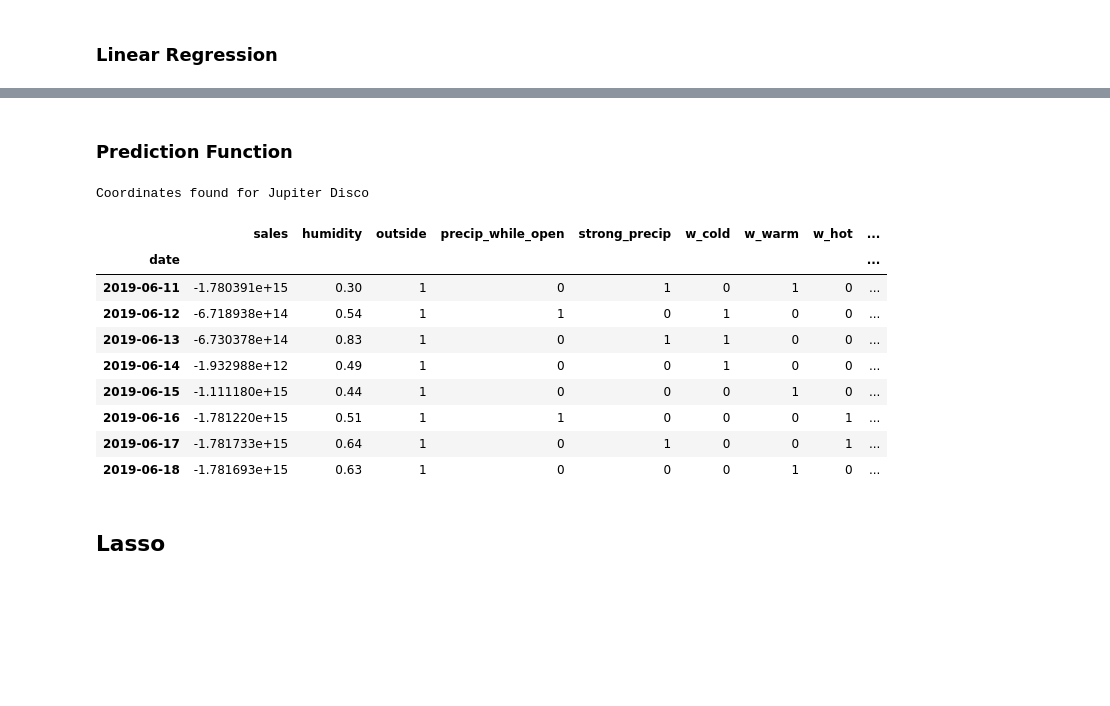
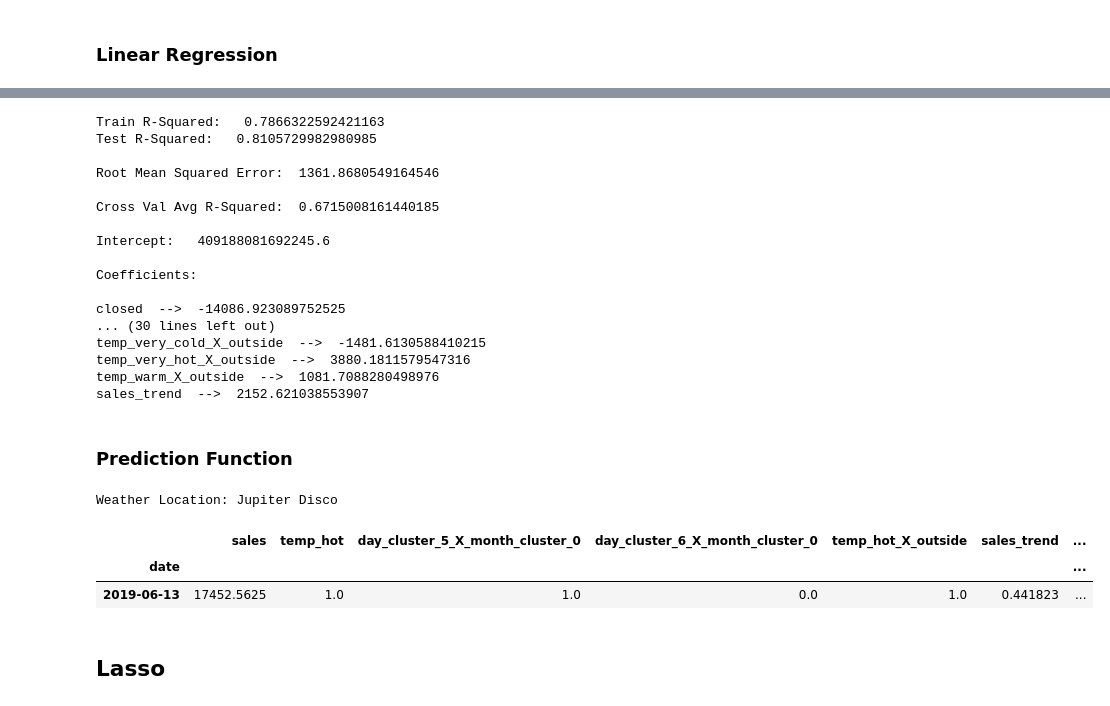
Before and after one commit to maks-p/restaurant_sales_forecasting, a Jupyter notebook: baseline_linear.ipynb, the cells around one changed output, grey strips where cells are left out. Cells and saved outputs as stored; diff of their text form; code cells hidden in the pictures; blank space fills up the shorter version.

Commit message:
Added Sales Trend Feature

```diff
--- a/baseline_linear.ipynb
+++ b/baseline_linear.ipynb
@@ -747,5 +776,5 @@ def linear_regression_model(X_train, y_train):
 
     return lr_rgr
 # %%
-lr_rgr = linear_regression_model(X_new, y_train)
+lr_rgr = linear_regression_model(X_train, y_train)
 # %%
@@ -782,41 +802,80 @@ AttributeError: 'numpy.ndarray' object has no attribute 'columns'
+# %%
+rgr_score(lr_rgr, X_train, y_train, X_test, y_test, cv_features, cv_y)
+# %% [output]
+Train R-Squared:   0.7866322592421163
+Test R-Squared:   0.8105729982980985
+
+Root Mean Squared Error:  1361.8680549164546
+
+Cross Val Avg R-Squared:  0.6715008161440185
+
+Intercept:   409188081692245.6
+
+Coefficients:
+
+closed  -->  -14086.923089752525
+... (30 lines left out)
+temp_very_cold_X_outside  -->  -1481.6130588410215
+temp_very_hot_X_outside  -->  3880.1811579547316
+temp_warm_X_outside  -->  1081.7088280498976
+sales_trend  -->  2152.621038553907
 # %% [markdown]
 ### Prediction Function
 # %%
-def predict_df(clf, X_train, date_1, date_2):
+outside = 1
 
+def predict_df(clf, scaler, X_train, current_df, date_1, date_2):
+
+    # Find Lat Long for Business
     lat, long = yelp_lat_long(search_business, location)
 
+    # Pull Weather Data / Forecast
     weather_df = build_weather_df(weather_call(date_1, date_2, lat, long))
-    weather_df['outside'] = 1
+    day_of_week, apparent_temperature = weather_df['day_of_week'], weather_df['apparent_temperature']
+    weather_df['outside'] = outside
 
-    df = add_weather_interactions(add_interactions(add_dummies(add_cal_features(add_weather_features(add_clusters((weather_df)))))))
+    # One Hot Encode Temperature Using Fitted Encoder
+    df, _ = one_hot_temp(weather_df, temp_enc)
 
+    # Add Feature Engineering
+    df = feature_engineering(df)
+
+    # Add Sales Data for Sales Trend Engineering
+    current_df = current_df['sales']
+    df = pd.merge(df, current_df, on='date', how='left')
+    df['sales'] = df['sales'].fillna(method='ffill')
+
+    df = sales_trend_engineering(df)
+    df = df.drop(['sales'], axis=1)
+
+    # Ensure Column Parity
     missing_cols = set(X_train.columns) - set(df.columns)
 
     for c in missing_cols:
         df[c] = 0
 
-    test_df = pd.DataFrame(data=X_scaler.transform(df), columns=df.columns)
+    df = df[X_train.columns][-2:]
 
-    pred_array = pd.DataFrame(clf.predict(test_df), index=df.index, columns=['sales'])
+    # Scale Transform
+    df_scaled = scaler.transform(df)
+    df = pd.DataFrame(df_scaled, columns=df.columns, index=df.index)
+
+    # Predict and Build Prediction DataFrame for Review
+    pred_array = pd.DataFrame(clf.predict(df), index=df.index, columns=['sales'])
     pred_df = df[df.columns[(df != 0).any()]]
+    pred_df = pd.concat([pred_df, day_of_week, apparent_temperature], axis=1)
 
-    return pd.concat([pred_array, pred_df], axis=1)
+    final_predict = pd.concat([pred_array, pred_df], axis=1)
+
+    return final_predict
 # %%
-this_week = predict_df(lr_rgr, X_train, pd.datetime.now().date() + pd.DateOffset(-temp_delta_window), pd.datetime.now().date() + pd.DateOffset(6))
-this_week[temp_delta_window - 1:]
+tonight = predict_df(lr_rgr, scaler, X_train, current_df, pd.datetime.now().date() + pd.DateOffset(-days_fwd), pd.datetime.now().date())
+tonight[-1:]
 # %% [output]
-Coordinates found for Jupiter Disco
+Weather Location: Jupiter Disco
-|  | sales | humidity | outside | precip_while_open | strong_precip | w_cold | w_warm | w_hot | ... |
-| date |  |  |  |  |  |  |  |  | ... |
-| 2019-06-11 | -1.780391e+15 | 0.30 | 1 | 0 | 1 | 0 | 1 | 0 | ... |
-| 2019-06-12 | -6.718938e+14 | 0.54 | 1 | 1 | 0 | 1 | 0 | 0 | ... |
-| 2019-06-13 | -6.730378e+14 | 0.83 | 1 | 0 | 1 | 1 | 0 | 0 | ... |
-| 2019-06-14 | -1.932988e+12 | 0.49 | 1 | 0 | 0 | 1 | 0 | 0 | ... |
-| 2019-06-15 | -1.111180e+15 | 0.44 | 1 | 0 | 0 | 0 | 1 | 0 | ... |
-| 2019-06-16 | -1.781220e+15 | 0.51 | 1 | 1 | 0 | 0 | 0 | 1 | ... |
-| 2019-06-17 | -1.781733e+15 | 0.64 | 1 | 0 | 1 | 0 | 0 | 1 | ... |
-| 2019-06-18 | -1.781693e+15 | 0.63 | 1 | 0 | 0 | 0 | 1 | 0 | ... |
+|  | sales | temp_hot | day_cluster_5_X_month_cluster_0 | day_cluster_6_X_month_cluster_0 | temp_hot_X_outside | sales_trend | ... |
+| date |  |  |  |  |  |  | ... |
+| 2019-06-13 | 17452.5625 | 1.0 | 1.0 | 0.0 | 1.0 | 0.441823 | ... |
 # %% [markdown]
 ## Lasso
 # %%
```
Also changed, not shown: parts of 65 cells of this notebook, 6 other files.
